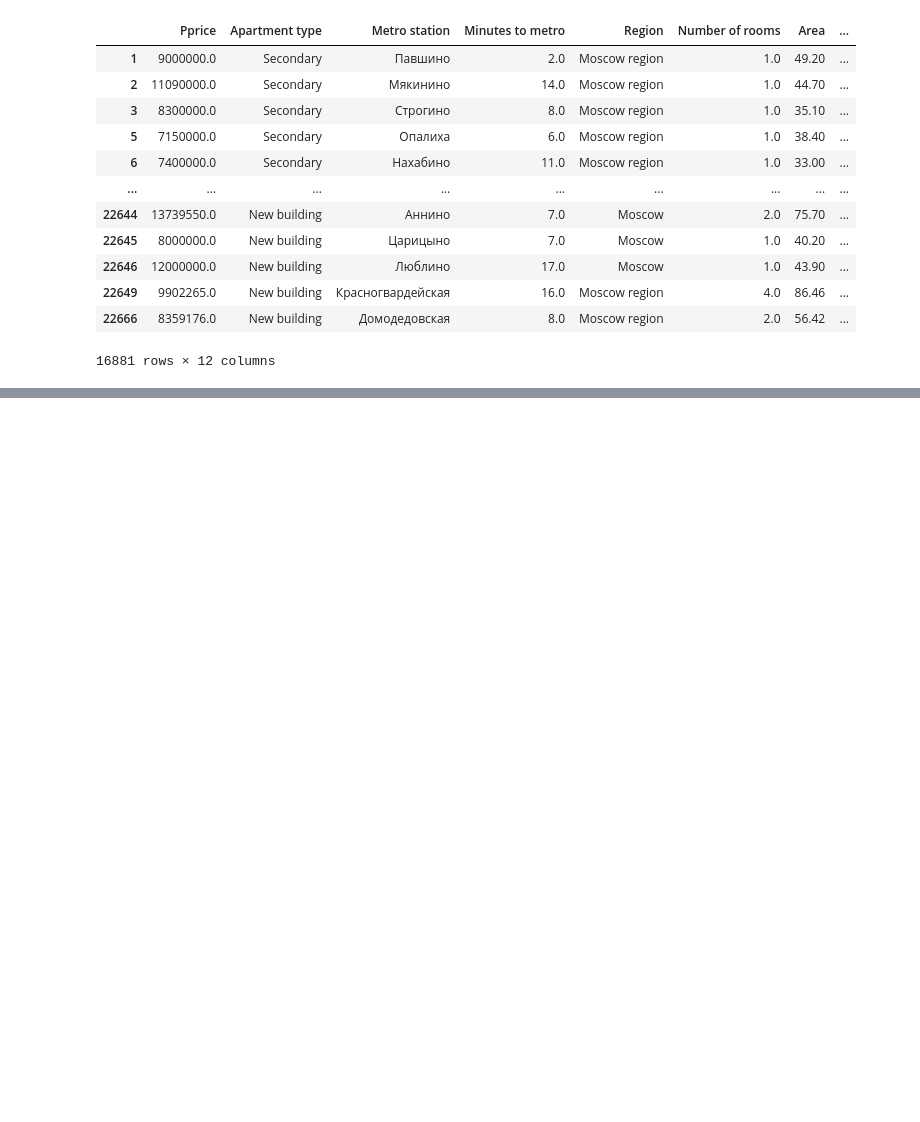
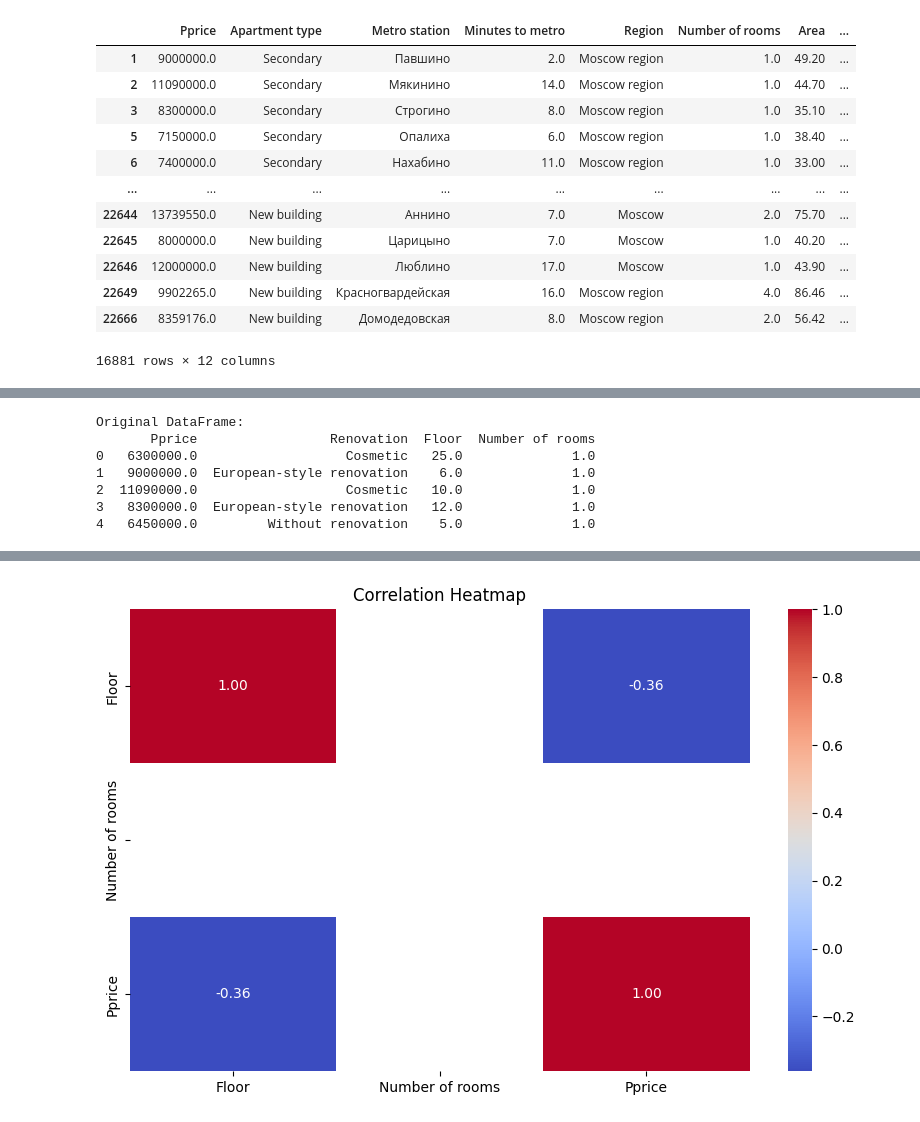
Before and after one commit to Ghaidaa66/allMasar, a Jupyter notebook: GH_cleaning.ipynb, the cells around one changed output, grey strips where cells are left out. Drawn from its saved outputs; the diff is of its cells as text; code cells hidden in the pictures; blank space fills up the shorter version.

```diff
--- a/GH_cleaning.ipynb
+++ b/GH_cleaning.ipynb
@@ -58,7 +164,9 @@ df_new['Pprice'].unique()
 array([ 6300000.,  9000000., 11090000., ...,  5884024.,  5768869.,
         6839157.])
 # %%
-df_new['Pprice'] = df_new['Pprice'].str.replace('6300000 ', '6300000')
+df_new['Pprice'].dtype
+if df_new['Pprice'].dtype != 'object':
+    df_new['Pprice'] = df_new['Pprice'].astype(str)
+    df_new['Pprice'] = df_new['Pprice'].str.replace('6300000 ', '6300000')
 df_new['Pprice'] = df_new['Pprice'].str.replace('9000000 ', '9000000')
-
 df_new['Pprice'].dtype
@@ -165,0 +342,55 @@ print(df)
+# %%
+import pandas as pd
+import numpy as np
+import matplotlib.pyplot as plt
+import seaborn as sns
+import plotly.express as px
+import folium
+
+
+data = {
+    "Pprice" : (6300000.0,9000000.0,11090000.0,8300000.0,6450000.0),
+                     "Renovation" : ("Cosmetic", "European-style renovation",
+                                "Cosmetic","European-style renovation","Without renovation"),
+                     "Floor" : (25.0, 6.0, 10.0, 12.0, 5.0),
+                     "Number of rooms" : (1.0, 1.0, 1.0, 1.0, 1.0)
+}
+
+
+df = pd.DataFrame(data)
+
+print("Original DataFrame:")
+print(df)
+
+plt.figure(figsize=(10, 6))
+sns.heatmap(df[['Floor', 'Number of rooms', 'Pprice', 'Renovation']].corr(), annot=True, cmap='coolwarm', fmt='.2f')
+plt.title('Correlation Heatmap')
+plt.show()
+
+
+
+
+
+fig = px.scatter(df, x='Floor', y='Pprice', size='Number of rooms', color='Pprice',
+                 hover_name='Pprice', log_x=True, size_max=60)
+fig.update_layout(title='Interactive Scatter Plot: Floor, Pprice, Population',
+                  xaxis_title='Floor (25.0, 6.0, 10.0, 12.0, 5.0)',
+                  yaxis_title='Pprice',
+                  coloraxis_colorbar_title='Pprice')
+fig.show()
+
+# Geospatial visualization using Folium
+m = folium.Map(location=[20, 0], zoom_start=2)
+for i in range(len(df)):
+    folium.Marker([df.iloc[i]['Pprice'], df.iloc[i]['Floor']],
+                  popup=f"{df.iloc[i]['Pprice']}: {df.iloc[i]['Number of rooms']} Renovation").add_to(m)
+
+#m.save('geospatial_visualization.html')
+# %% [output]
+Original DataFrame:
+       Pprice                 Renovation  Floor  Number of rooms
+0   6300000.0                   Cosmetic   25.0              1.0
+1   9000000.0  European-style renovation    6.0              1.0
+2  11090000.0                   Cosmetic   10.0              1.0
+3   8300000.0  European-style renovation   12.0              1.0
+4   6450000.0         Without renovation    5.0              1.0
@@ -165,0 +398 @@ print(df)
+[figure, added]
```
Also changed, not shown: parts of 24 cells of this notebook.
